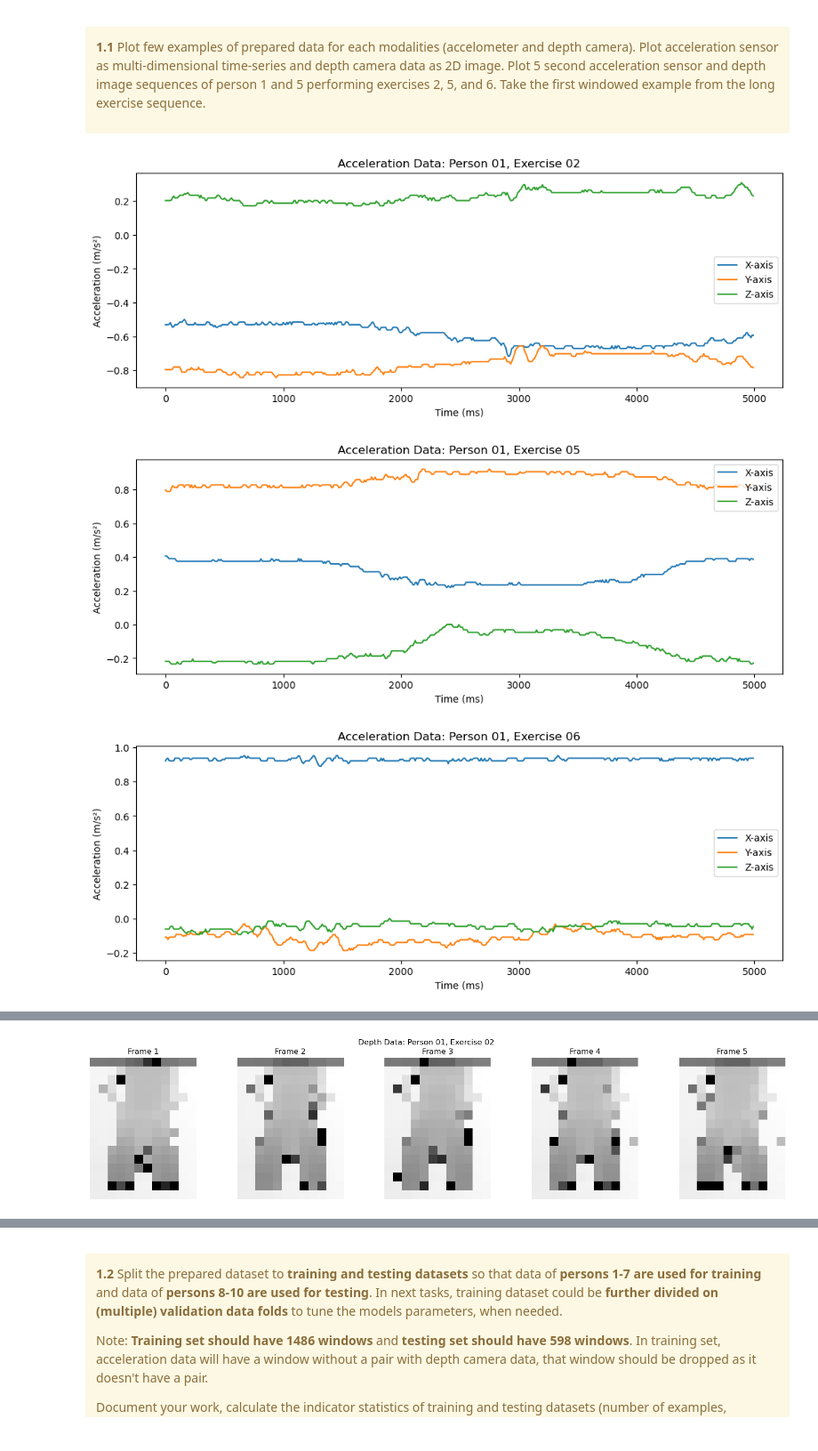
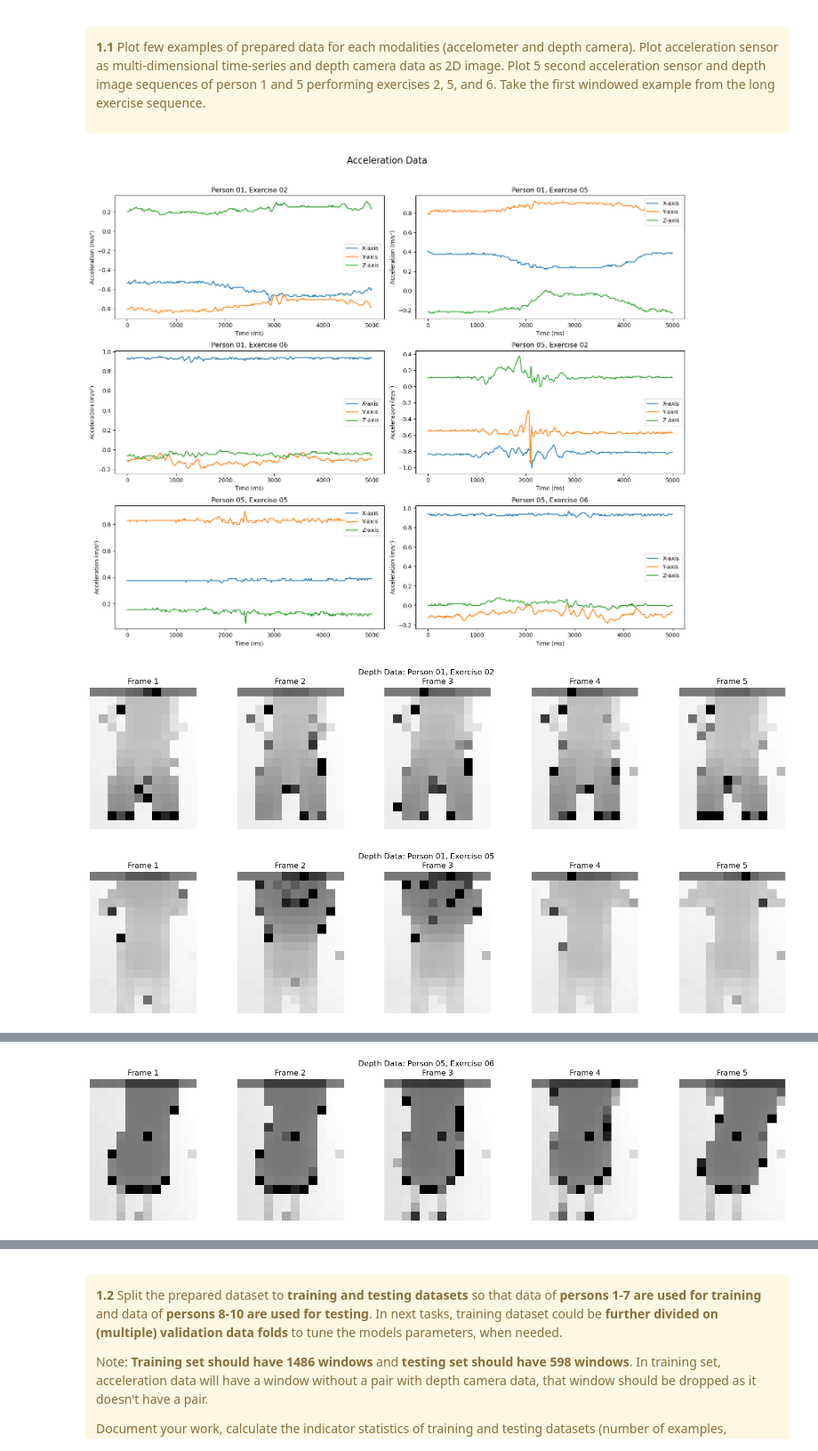
Before and after one commit to Abdullah12has/Multi-Modal-Physical-Exercise-Classification, a Jupyter notebook: project_work_MEx_classification.ipynb, the cells around one changed output, grey strips where cells are left out. Shown at 89% size. Cells and saved outputs as stored; diff of their text form; code cells hidden in the pictures.

Commit message:
graphs looking better now

```diff
--- a/project_work_MEx_classification.ipynb
+++ b/project_work_MEx_classification.ipynb
@@ -281,44 +281,63 @@ for person in persons:
 
         if filtered_data.empty:
             print(f"No data found for Person {person}, Exercise {exercise}")
             continue
 
         # Retrieve data
         accel_data = filtered_data[filtered_data["sensor"] == "acc"]["df"].iloc[0]
         depth_data = filtered_data[filtered_data["sensor"] == "dc"]["df"].iloc[0]
 
         # Store acceleration data for later plotting
         accel_plots.append((person, exercise, accel_data))
 
         # Store depth data for later plotting
         depth_values = depth_data.iloc[:, 1:].to_numpy()  # All columns except "time"
         depth_plots.append((person, exercise, depth_values))
 
-# Plot all acceleration data together
-for person, exercise, accel_data in accel_plots:
-    plt.figure(figsize=(12, 4))
-    plt.plot(accel_data["time"], accel_data["acc_0"], label="X-axis")
-    plt.plot(accel_data["time"], accel_data["acc_1"], label="Y-axis")
-    plt.plot(accel_data["time"], accel_data["acc_2"], label="Z-axis")
-    plt.title(f"Acceleration Data: Person {person}, Exercise {exercise}")
-    plt.xlabel("Time (ms)")
-    plt.ylabel("Acceleration (m/s²)")
-    plt.legend()
-    plt.show()
+# Plot all acceleration data together in subplots (2 graphs per row)
+num_accel_plots = len(accel_plots)
+rows = (num_accel_plots + 1) // 2  # Calculate number of rows needed
+fig, axes = plt.subplots(rows, 2, figsize=(15, 4 * rows))  # Create subplots
+fig.suptitle("Acceleration Data", fontsize=16, y=1.02)  # Add a main title
+
+# Flatten axes if there's only one row
+if rows == 1:
+    axes = axes.reshape(1, -1)
+
+# Plot each acceleration graph in a subplot
+for idx, (person, exercise, accel_data) in enumerate(accel_plots):
+    row = idx // 2  # Determine row index
+    col = idx % 2   # Determine column index
+    ax = axes[row, col]  # Select the subplot
+
+    ax.plot(accel_data["time"], accel_data["acc_0"], label="X-axis")
+    ax.plot(accel_data["time"], accel_data["acc_1"], label="Y-axis")
+    ax.plot(accel_data["time"], accel_data["acc_2"], label="Z-axis")
+    ax.set_title(f"Person {person}, Exercise {exercise}")
+    ax.set_xlabel("Time (ms)")
+    ax.set_ylabel("Acceleration (m/s²)")
+    ax.legend()
+
+# Hide empty subplots if the number of plots is odd
+if num_accel_plots % 2 != 0:
+    axes[-1, -1].axis("off")
+
+plt.tight_layout()
+plt.show()
 
 # Plot all depth data together
 for person, exercise, depth_values in depth_plots:
     fig, axes = plt.subplots(1, 5, figsize=(20, 4))
     for i, ax in enumerate(axes):
         if i >= depth_values.shape[0]:  # Ensure enough rows are available
             break
         depth_frame = depth_values[i, :].reshape(12, 16).T  # Reshape to 16x12
         ax.imshow(depth_frame, cmap="gray")
         ax.axis("off")
         ax.set_title(f"Frame {i+1}")
     plt.suptitle(f"Depth Data: Person {person}, Exercise {exercise}")
     plt.show()
 # %% [output]
-[figure, old version]
+[figure, new version]
-[figure, old version]
+[figure, new version]
-[figure, old version]
+[figure, new version]
@@ -328 +347 @@ for person, exercise, depth_values in depth_plots:
-[figure, old version]
+[figure, new version]
```
Also changed, not shown: parts of 1 cell of this notebook.
